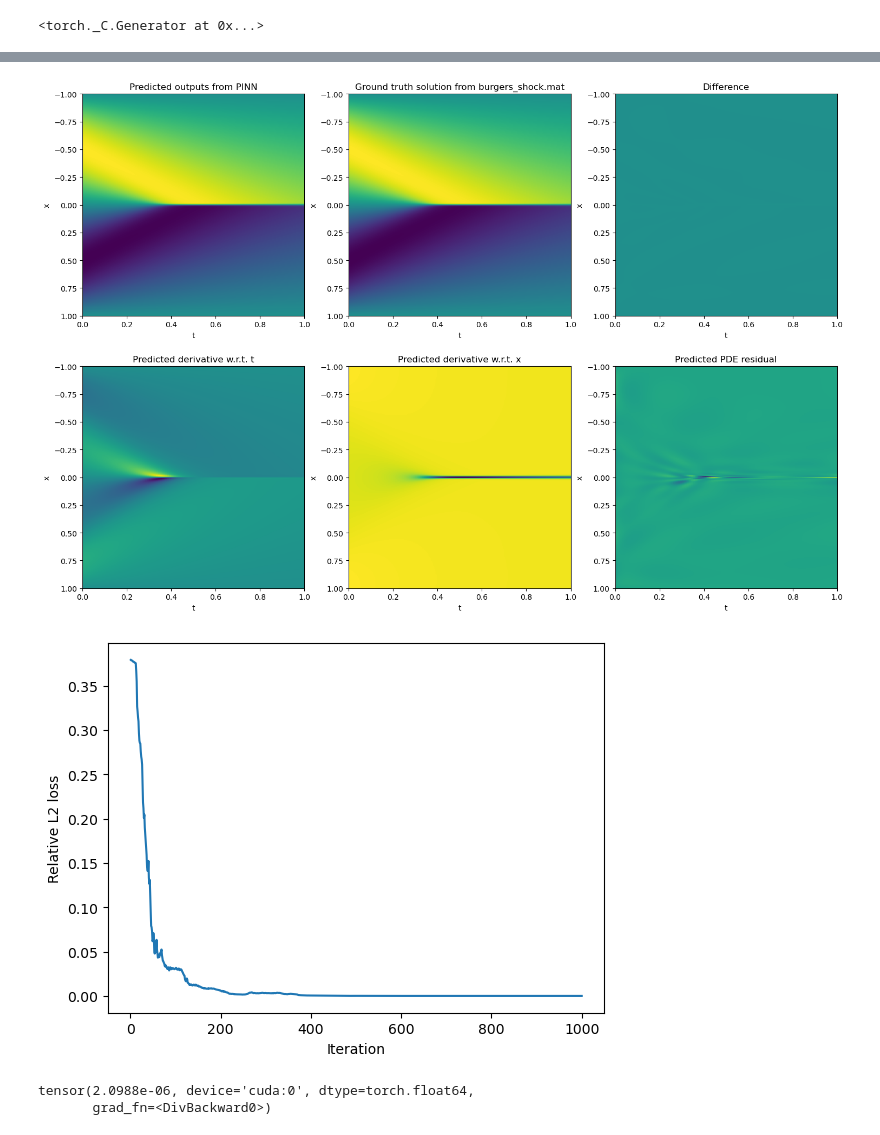
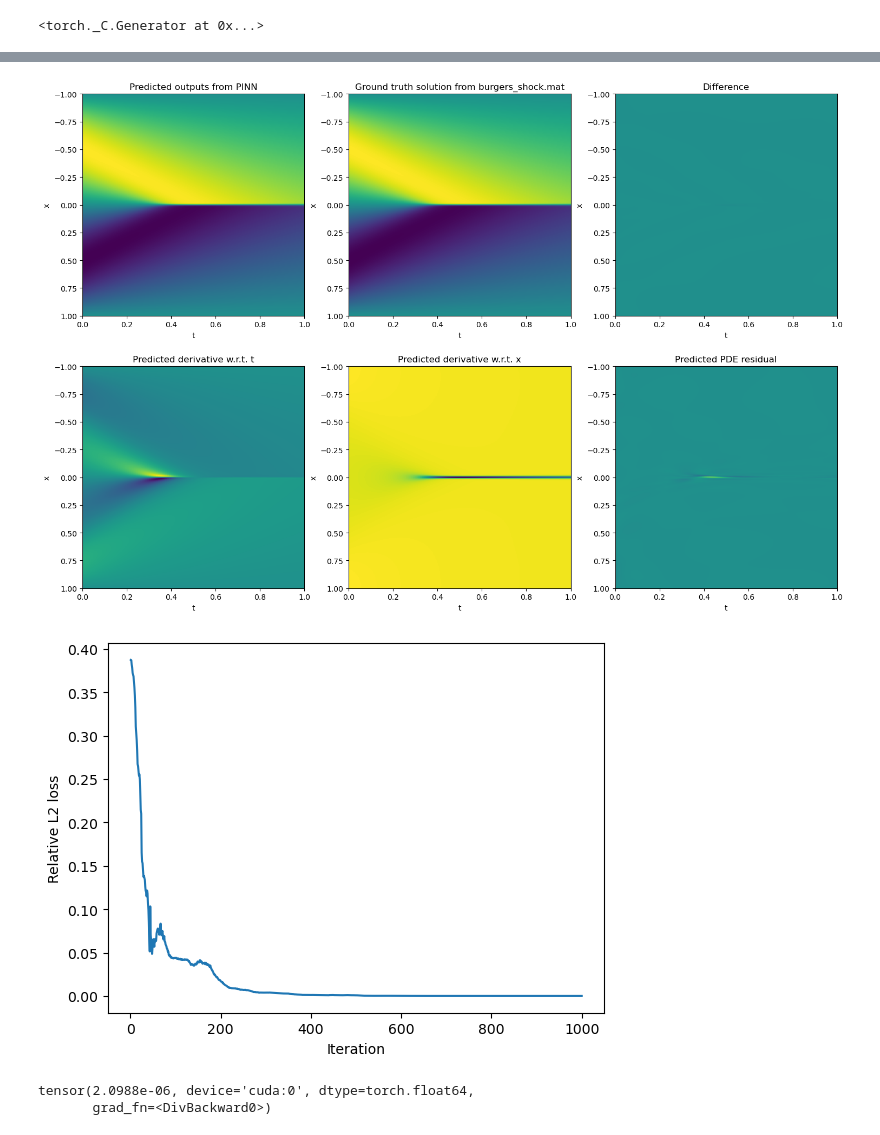
Before and after one commit to jhu04/csci-5527-project, a Jupyter notebook: burgers_pygranso_1k.ipynb, the cells around one changed output, grey strips where cells are left out. Drawn from its saved outputs; the diff is of its cells as text; code cells hidden in the pictures.

```diff
--- a/burgers_pygranso_1k.ipynb
+++ b/burgers_pygranso_1k.ipynb
@@ -72,7 +72,7 @@ def user_fn(model, sample_points, boundary_points, boundary_usol):
     # Minimize residual
     res = u_t + u * u_x - 0.01 / np.pi * u_xx
 #     f = torch.sqrt(torch.sum(res ** 2) / res.numel())
-    f = torch.norm(res)
+    f = torch.norm(res) / res.numel()#*456
 
     xb, tb = boundary_points
     xtb = torch.cat((xb, tb), 1)
@@ -83,7 +83,7 @@ def user_fn(model, sample_points, boundary_points, boundary_usol):
 
     # Constraint folding
 #     ci.c1 = torch.sqrt(torch.sum((ub - boundary_usol) ** 2) / ub.numel())
-    ci.c1 = torch.norm(ub - boundary_usol)
+    ci.c1 = (torch.norm(ub - boundary_usol) / ub.numel())#*456
 
     # Equality constraint on boundary points
     ce = pygransoStruct()
@@ -130,6 +130,7 @@ if __name__ == "__main__":
     data = scipy.io.loadmat('./data/burgers_shock.mat')
 
     # Create PINN
+    torch.manual_seed(5527)
     model = PINN(input_size, hidden_size, num_layers).to(device=device, dtype=double_precision)
     model.train()
 
@@ -189,6 +190,8 @@ if __name__ == "__main__":
     nvar = getNvarTorch(model.parameters())
     opts.x0 = nn.utils.parameters_to_vector(model.parameters()).detach().reshape(nvar,1)
     opts.torch_device = device
+    opts.opt_tol = 1e-11
+    opts.viol_eq_tol = 1e-8
     opts.double_precision = True
     opts.print_level = 1
     opts.print_frequency = 10
@@ -197,7 +200,8 @@ if __name__ == "__main__":
     opts.halt_log_fn = halt_log_fn
 
     # Hyperparameters
-    opts.mu0 = 1
+#     opts.mu0 = 0.1
+    opts.mu0 = 10
 
     # Main algorithm
     start = time.time()
@@ -216,6 +220,9 @@ if __name__ == "__main__":
 
     global_min = np.min([np.min(outimg), np.min(usol_full), np.min(np.abs(outimg - usol_full))])
     global_max = np.max([np.max(outimg), np.max(usol_full), np.max(np.abs(outimg - usol_full))])
+
+    global_max = max(abs(global_min), abs(global_max))
+    global_min = -global_max
 
     ax1.set_title("Predicted outputs from PINN")
     ax1.set_xlabel("t")
@@ -263,7 +270,7 @@ if __name__ == "__main__":
     ax6.set_xlabel("t")
     ax6.set_ylabel("x")
     ax6.set_box_aspect(1)
-    ax6.imshow(test_res_img, extent=[0, 1, 1, -1], aspect='auto')
+    ax6.imshow(test_res_img, vmin=global_min, vmax=global_max, extent=[0, 1, 1, -1], aspect='auto')
     plt.show()
 
     # Plot L2 loss over full grid
@@ -294,5 +301,5 @@ Total Wall Time: 29.553863048553467s
 [figure]
-[figure, old version]
+[figure, new version]
 # %%
 def evaluate2(iteration, model, xv, tv, test_usol, error):
     test_points = torch.stack((xv, tv)).transpose(0,1)
```
Also changed, not shown: parts of 1 cell of this notebook, 1 other file.
